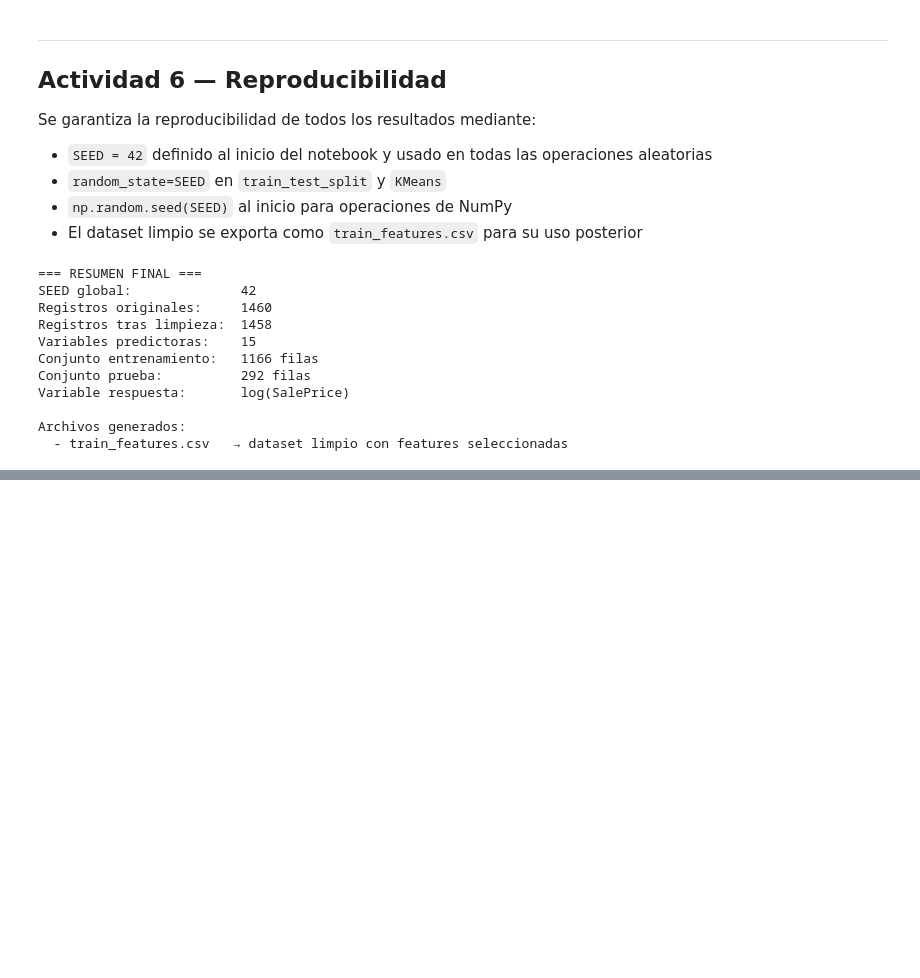
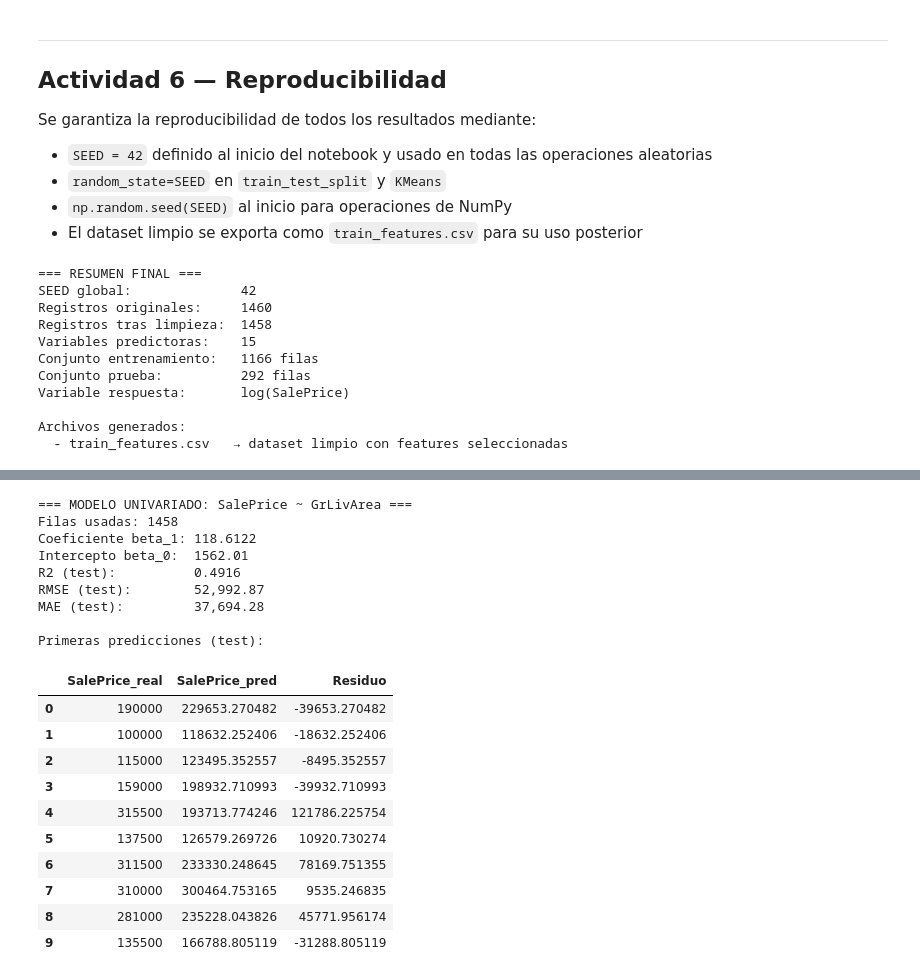
Before and after one commit to erickguerra2/MD-LAB03, a Jupyter notebook: main.ipynb, the cells around one changed output, grey strips where cells are left out. Saved outputs shown, nothing was run; the diff lists cells and outputs as text; code cells hidden in the pictures; blank space fills up the shorter version.

```diff
--- a/main.ipynb
+++ b/main.ipynb
@@ -781,0 +793,78 @@ Archivos generados:
+# %%
+import pandas as pd
+import numpy as np
+import matplotlib.pyplot as plt
+import seaborn as sns
+
+from scipy import stats
+from sklearn.model_selection import train_test_split
+from sklearn.linear_model import LinearRegression
+from sklearn.metrics import r2_score, mean_squared_error, mean_absolute_error
+
+# Cargar dataset preparado en actividades previas
+# (incluye variables seleccionadas y SalePrice)
+df_uni = pd.read_csv('train_features.csv')
+
+# Seleccion de variable explicativa
+feature = 'GrLivArea'
+target = 'SalePrice'
+
+data_uni = df_uni[[feature, target]].dropna().copy()
+
+X = data_uni[[feature]]
+y = data_uni[target]
+
+seed_local = globals().get('SEED', 42)
+X_train_u, X_test_u, y_train_u, y_test_u = train_test_split(
+    X, y, test_size=0.20, random_state=seed_local
+)
+
+# Modelo para prediccion
+linreg_u = LinearRegression()
+linreg_u.fit(X_train_u, y_train_u)
+
+y_pred_u = linreg_u.predict(X_test_u)
+residuos_u = y_test_u - y_pred_u
+
+# Metricas de desempeno
+r2_u = r2_score(y_test_u, y_pred_u)
+rmse_u = np.sqrt(mean_squared_error(y_test_u, y_pred_u))
+mae_u = mean_absolute_error(y_test_u, y_pred_u)
+
+print('=== MODELO UNIVARIADO: SalePrice ~ GrLivArea ===')
+print(f'Filas usadas: {data_uni.shape[0]}')
+print(f'Coeficiente beta_1: {linreg_u.coef_[0]:.4f}')
+print(f'Intercepto beta_0:  {linreg_u.intercept_:.2f}')
+print(f'R2 (test):          {r2_u:.4f}')
+print(f'RMSE (test):        {rmse_u:,.2f}')
+print(f'MAE (test):         {mae_u:,.2f}')
+
+resultados_pred = pd.DataFrame({
+    'SalePrice_real': y_test_u.values,
+    'SalePrice_pred': y_pred_u,
+    'Residuo': residuos_u.values
+})
+
+print('\nPrimeras predicciones (test):')
+resultados_pred.head(10)
+# %% [output]
+=== MODELO UNIVARIADO: SalePrice ~ GrLivArea ===
+Filas usadas: 1458
+Coeficiente beta_1: 118.6122
+Intercepto beta_0:  1562.01
+R2 (test):          0.4916
+RMSE (test):        52,992.87
+MAE (test):         37,694.28
+
+Primeras predicciones (test):
+|  | SalePrice_real | SalePrice_pred | Residuo |
+| 0 | 190000 | 229653.270482 | -39653.270482 |
+| 1 | 100000 | 118632.252406 | -18632.252406 |
+| 2 | 115000 | 123495.352557 | -8495.352557 |
+| 3 | 159000 | 198932.710993 | -39932.710993 |
+| 4 | 315500 | 193713.774246 | 121786.225754 |
+| 5 | 137500 | 126579.269726 | 10920.730274 |
+| 6 | 311500 | 233330.248645 | 78169.751355 |
+| 7 | 310000 | 300464.753165 | 9535.246835 |
+| 8 | 281000 | 235228.043826 | 45771.956174 |
+| 9 | 135500 | 166788.805119 | -31288.805119 |
```
Also changed, not shown: parts of 4 cells of this notebook.
